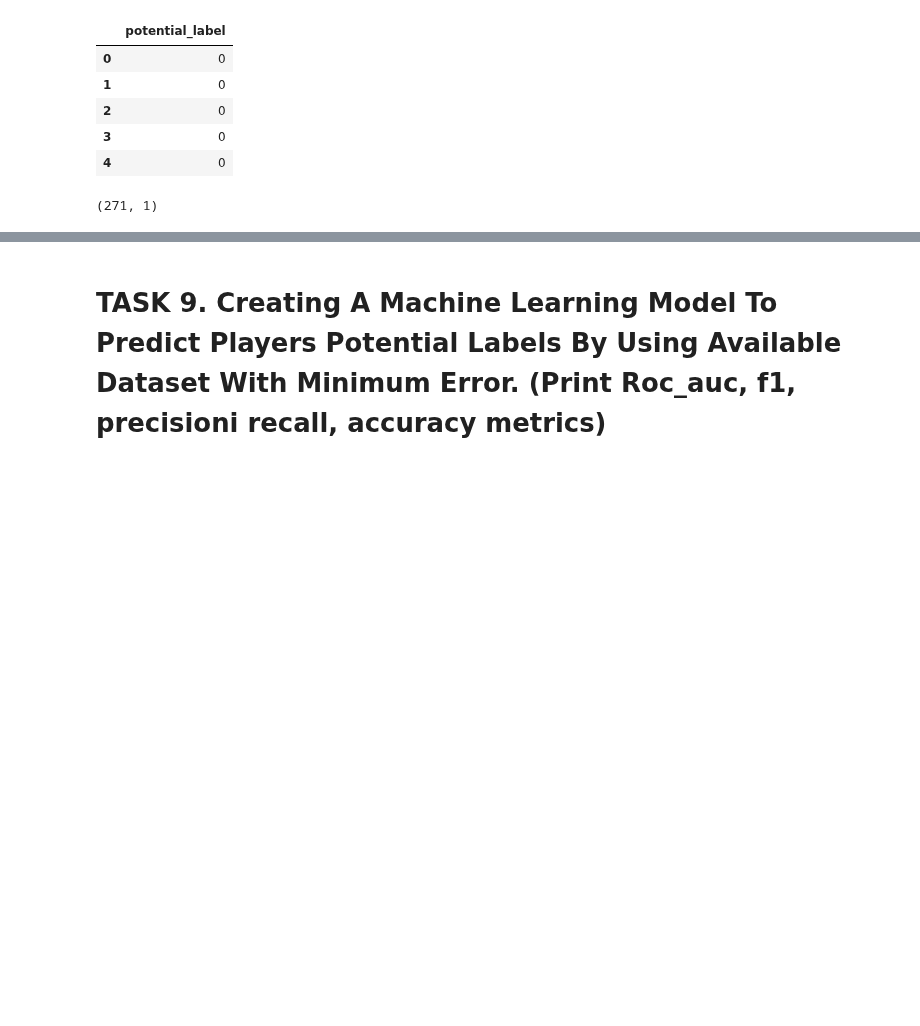
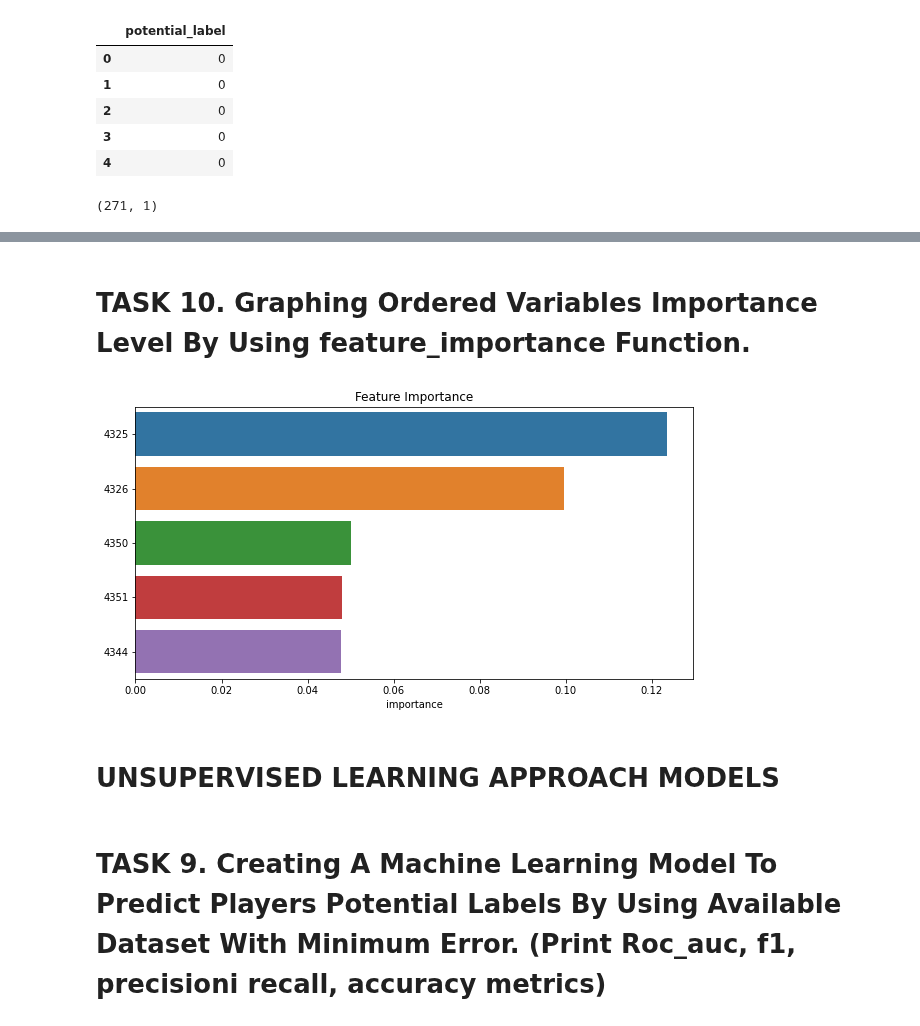
Before and after one commit to aserdargun/DSML101, a Jupyter notebook: football-talent-hunt-classification-with-ml.ipynb, the cells around one changed output, grey strips where cells are left out. Cells and saved outputs as stored; diff of their text form; code cells hidden in the pictures; blank space fills up the shorter version.

```diff
--- a/football-talent-hunt-classification-with-ml.ipynb
+++ b/football-talent-hunt-classification-with-ml.ipynb
@@ -409,3 +471,24 @@ y.shape
+# %% [markdown]
+# TASK 10. Graphing Ordered Variables Importance Level By Using feature_importance Function.
+# %%
+from sklearn.model_selection import train_test_split
+X_train, X_test, y_train, y_test = train_test_split(X, y, test_size=0.2, random_state=1)
+# %%
+import matplotlib.pyplot as plt
+def feature_importance(model, X_train, y_train):
+    model.fit(X_train, y_train)
+    feature_importance = pd.DataFrame(model.feature_importances_, index=X_train.columns, columns=["importance"])
+    feature_importance.sort_values(by="importance", ascending=False, inplace=True)
+    plt.figure(figsize=(10, 5))
+    sns.barplot(x=feature_importance.importance[:5], y=feature_importance.index[:5])
+    plt.title("Feature Importance")
+    plt.show()
+
+feature_importance(RandomForestClassifier(), X_train, y_train)
+# %% [output]
+[figure, added]
+# %% [markdown]
+# UNSUPERVISED LEARNING APPROACH MODELS
 # %% [markdown]
 # TASK 9. Creating A Machine Learning Model To Predict Players Potential Labels By Using Available Dataset With Minimum Error. (Print Roc_auc, f1, precisioni recall, accuracy metrics)
 # %%
```
Also changed, not shown: parts of 14 cells of this notebook.
